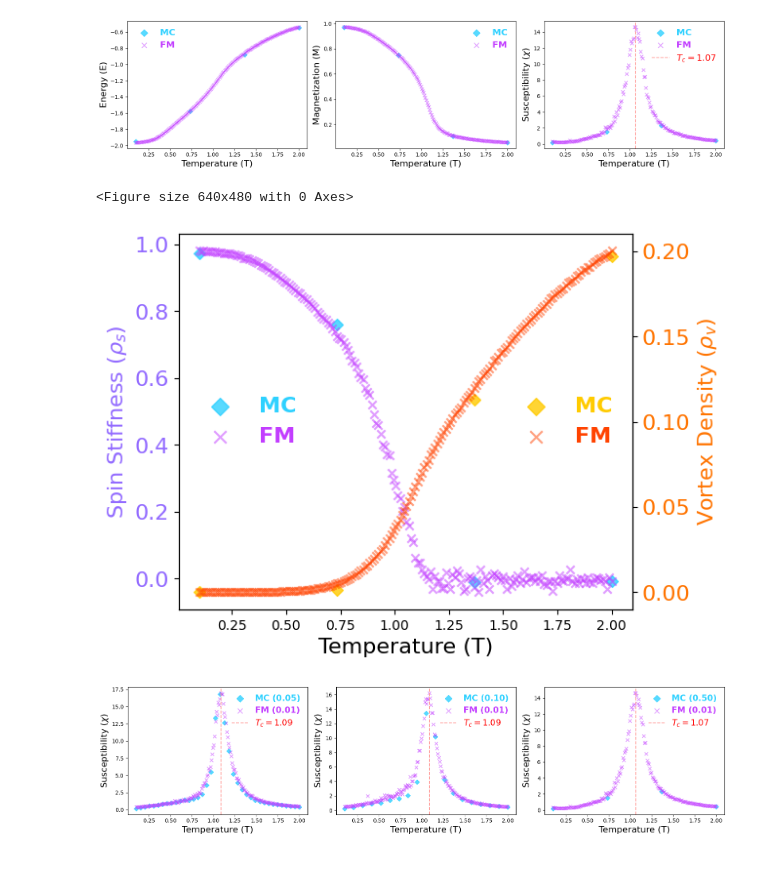
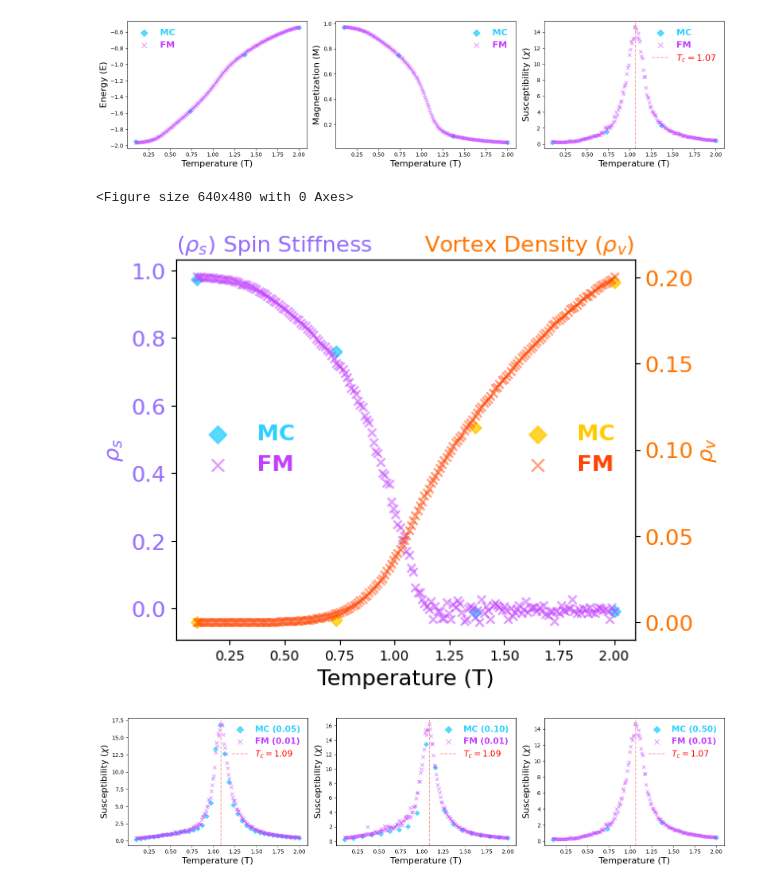
Before and after one commit to ToelUl/Flow-to-Field, a Jupyter notebook: increase_sample_density_lab.ipynb, the cells around one changed output. Cells and saved outputs as stored; diff of their text form; code cells hidden in the pictures.

```diff
--- a/increase_sample_density_lab.ipynb
+++ b/increase_sample_density_lab.ipynb
@@ -1595,38 +1599,40 @@ vortex_axis_color = '#FF7400'
 fig, ax1 = plt.subplots(figsize=(6, 5))
 ax1.scatter(mc_temperature_0_5, mc_stiffness_0_5, marker='D', label='MC', color=mc_stiffness_color, alpha=0.8)
 ax1.scatter(Temp_0_5, fm_stiffness_0_5, marker='x', label='FM', color=fm_stiffness_color, alpha=0.5)
 ax1.set_xlabel('Temperature (T)', fontsize=16)
-ax1.set_ylabel(r'Spin Stiffness ($\rho_s$)', fontsize=16, color=stiffness_axis_color)
-# ax1.set_title(r'($\rho_s$) Spin Stiffness', fontsize=16, color=stiffness_axis_color, loc='left')
+ax1.set_ylabel(r'$\rho_s$', fontsize=16, color=stiffness_axis_color)
+# ax1.set_ylabel(r'Spin Stiffness ($\rho_s$)', fontsize=16, color=stiffness_axis_color)
+ax1.set_title(r'($\rho_s$) Spin Stiffness', fontsize=16, color=stiffness_axis_color, loc='left')
 ax1.tick_params(axis='y', labelsize=16, labelcolor=stiffness_axis_color)
 
 ax1.legend(
         loc='center left',
         prop={'weight': 'bold', 'size': 16},
         labelcolor=[mc_stiffness_color, fm_stiffness_color],
         markerscale=1.5,
         frameon=False
     )
 
 ax2 = ax1.twinx()
 ax2.scatter(mc_temperature_0_5, mc_vortex_density_0_5, marker='D', label='MC', color=mc_vortex_density_color, alpha=0.8)
 ax2.scatter(Temp_0_5, fm_vortex_density_0_5, marker='x', label='FM', color=fm_vortex_density_color, alpha=0.5)
-ax2.set_ylabel(r'Vortex Density ($\rho_v$)', fontsize=16, color=vortex_axis_color)
-# ax2.set_title(r'Vortex Density ($\rho_v$)', fontsize=16, color=vortex_axis_color, loc='right')
+ax2.set_ylabel(r'$\rho_v$', fontsize=16, color=vortex_axis_color)
+# ax2.set_ylabel(r'Vortex Density ($\rho_v$)', fontsize=16, color=vortex_axis_color)
+ax2.set_title(r'Vortex Density ($\rho_v$)', fontsize=16, color=vortex_axis_color, loc='right')
 ax2.tick_params(axis='y', labelsize=16, labelcolor=vortex_axis_color)
 
 ax2.legend(
     loc='center right',
     prop={'weight': 'bold', 'size': 16},
     labelcolor=[mc_vortex_density_color, fm_vortex_density_color],
     markerscale=1.5,
     frameon=False
 )
 
 plt.show()
 # %% [output]
 <Figure size 640x480 with 0 Axes>
-[figure, old version]
+[figure, new version]
 # %%
 fig, ax = plt.subplots(1, 3, figsize=(16, 4))
 
```
Also changed, not shown: parts of 2 cells of this notebook.
